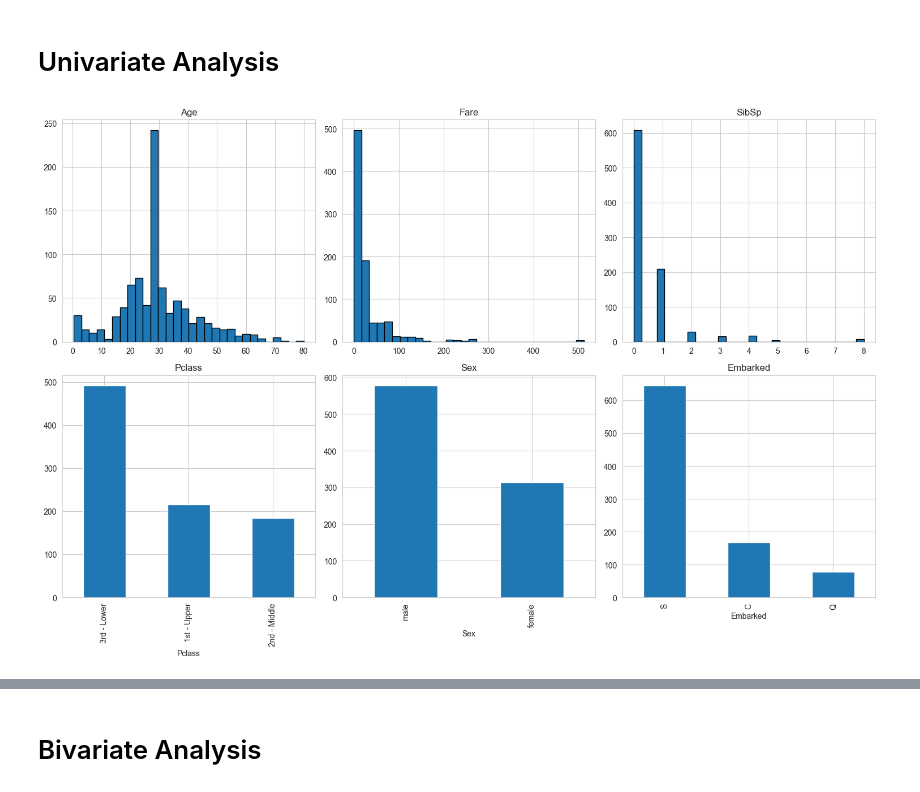
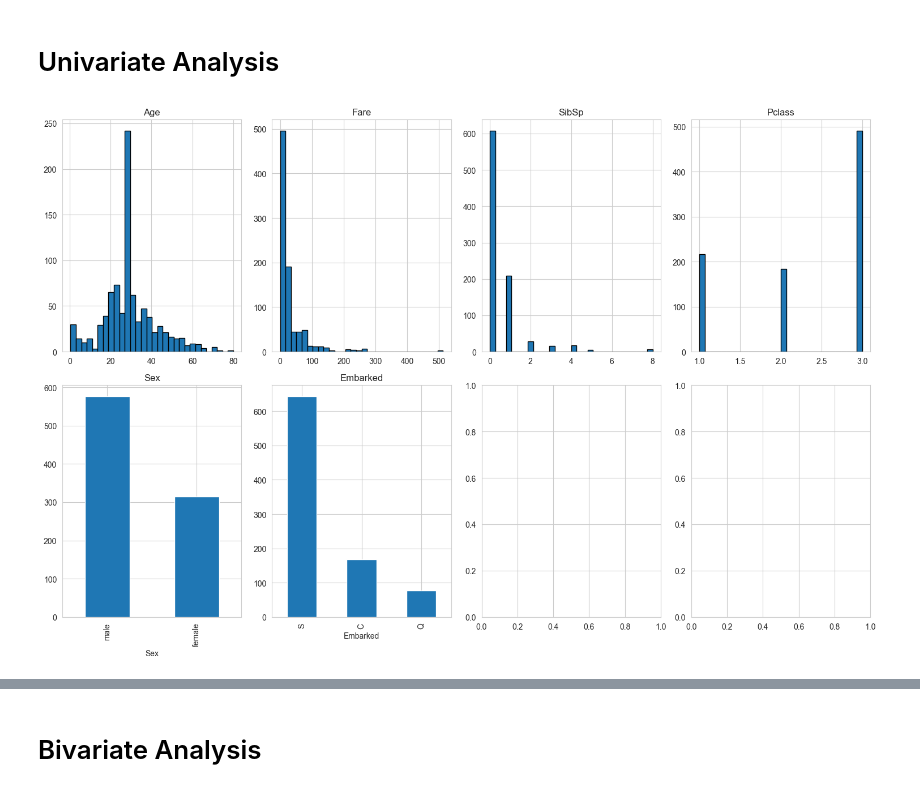
Before and after one commit to Netall0/ML, a Jupyter notebook: notebooks/eda.ipynb, the cells around one changed output, grey strips where cells are left out. Cells and saved outputs as stored; diff of their text form; code cells hidden in the pictures.

```diff
--- a/notebooks/eda.ipynb
+++ b/notebooks/eda.ipynb
@@ -16,5 +13,14 @@ p:\projects\ML
 # %%
-df = pd.read_csv('input/train.csv')
+from pathlib import Path
+import pandas as pd
+
+def get_data_path(filename):
+    return Path().resolve().parent / 'input' / filename
+
+
+df = pd.read_csv(get_data_path('train.csv'))
+
+
 
 df.head()
 # %% [output]
@@ -88,16 +94,3 @@ sns.heatmap(df.isnull(), cbar=False, cmap='viridis') # visualize missing values
 # %% [output]
 <Axes: >
 [figure]
-# %%
-# minor edits (binning)
-
-df["Pclass"] = df["Pclass"].map(
-    {
-        1: "1st - Upper",
-        2: "2nd - Middle",
-        3: "3rd - Lower"
-    }
-)
-
-
-df.head()
@@ -111,21 +97,21 @@ df.head()
 # %% [markdown]
 # Univariate Analysis
 # %%
-fig, axes = plt.subplots(2, 3, figsize=(15, 10))
+fig, axes = plt.subplots(2, 4, figsize=(15, 10))
 
-for i, col in enumerate(['Age','Fare','SibSp',]):
+for i, col in enumerate(['Age','Fare','SibSp','Pclass']):
     df[col].hist(ax=axes[0,i],bins=30,edgecolor='k')
     axes[0,i].set_title(col)
 
 
-for i, col in enumerate(['Pclass','Sex','Embarked']):
+for i, col in enumerate(['Sex','Embarked']):
     df[col].value_counts().plot(kind="bar",ax=axes[1,i])
     axes[1,i].set_title(col)
 
 
 plt.tight_layout()
 # %% [output]
-[figure, old version]
+[figure, new version]
 # %%
 df['Fare_log'] = np.log1p(df['Fare']) #TODO feature engineering of the data
 df.head()
```
Also changed, not shown: parts of 9 cells of this notebook, 11 other files.
